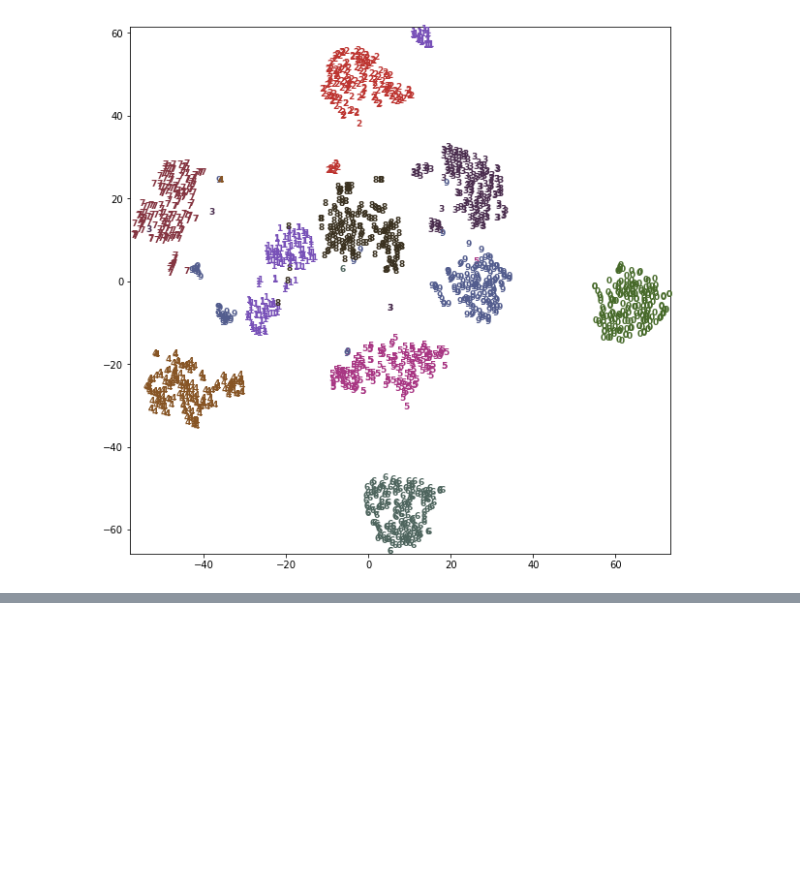
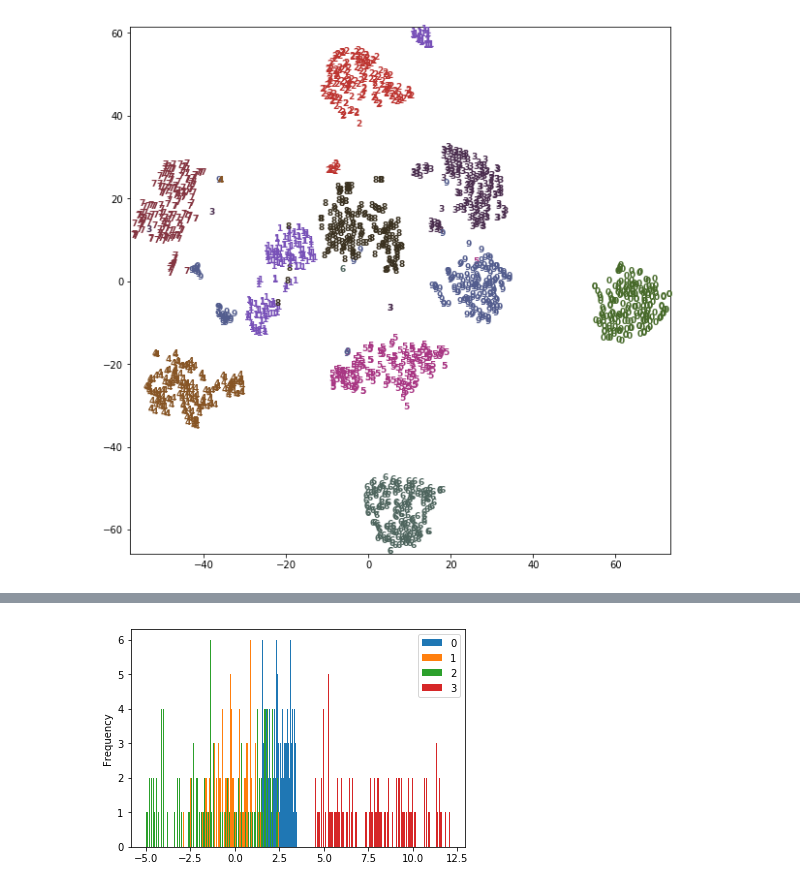
Before and after one commit to DavidMertz/ML-Webinar, a Jupyter notebook: Features.ipynb, the cells around one changed output, grey strips where cells are left out. Cells and saved outputs as stored; diff of their text form; code cells hidden in the pictures; blank space fills up the shorter version.

```diff
--- a/Features.ipynb
+++ b/Features.ipynb
@@ -479,0 +729,4 @@ for i in range(len(digits.data)):
+# %%
+pd.DataFrame(test_data).plot(kind='hist', bins=300);
+# %% [output]
+[figure, added]
```
Also changed, not shown: parts of 65 cells of this notebook, 1 other file.
